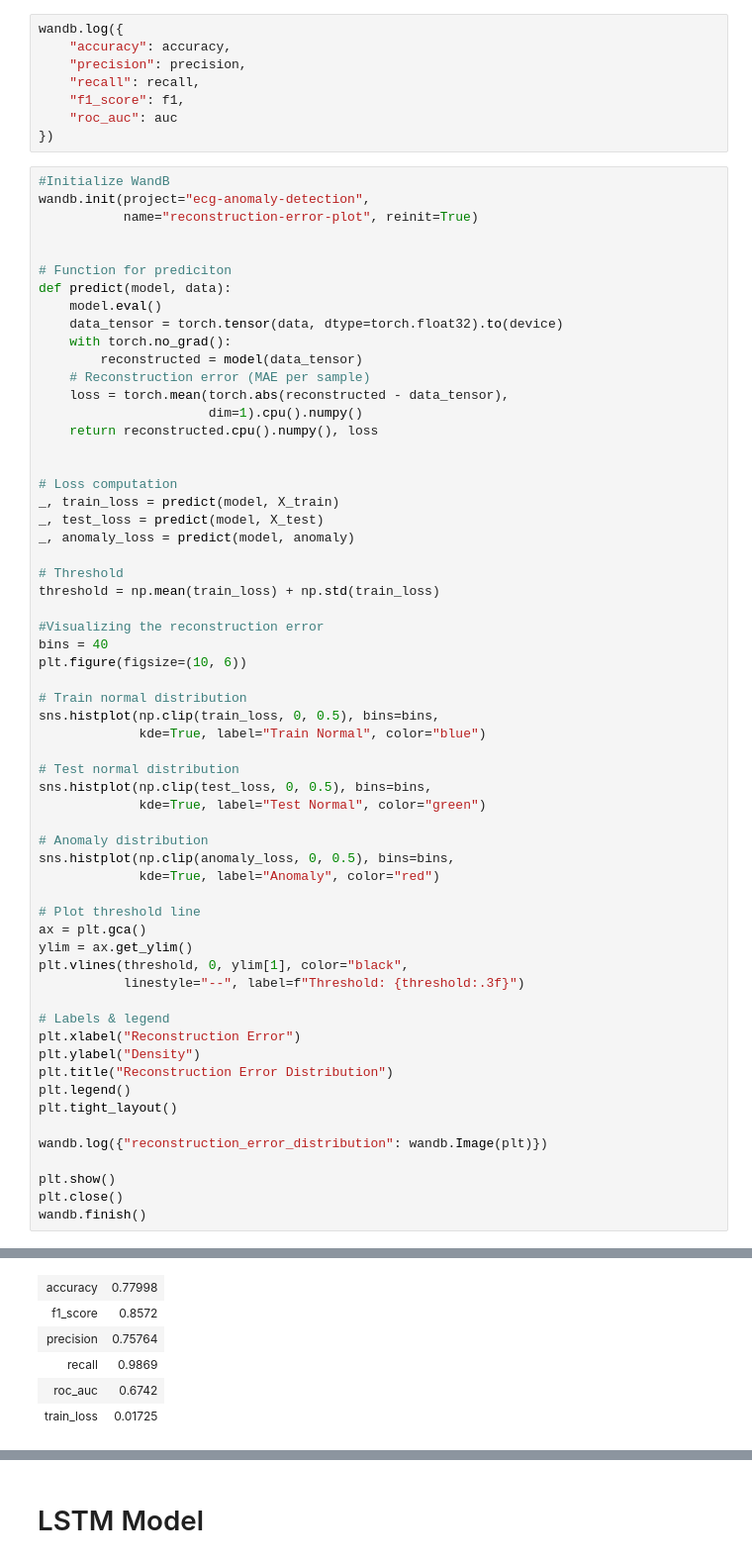
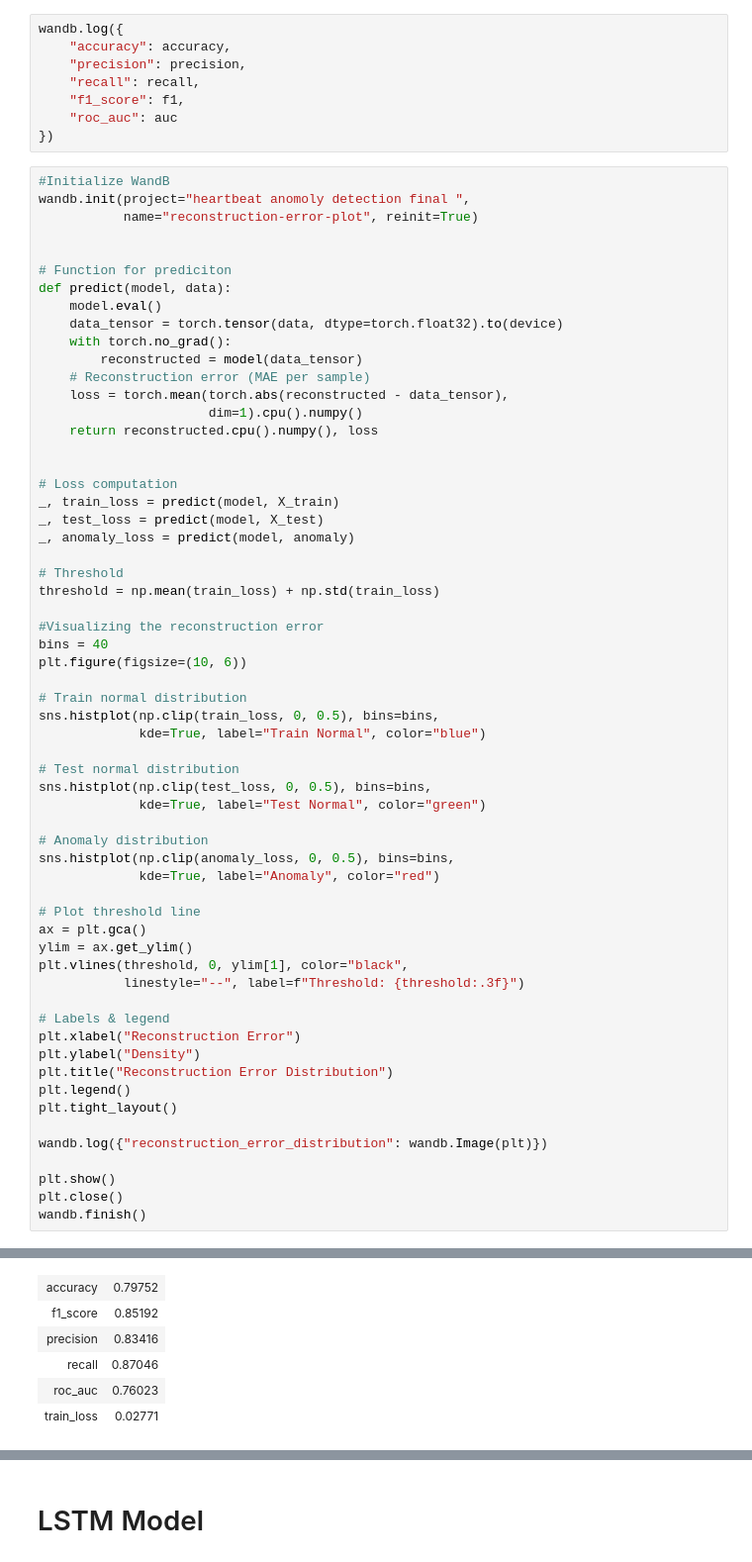
Before and after one commit to Kovarthanan07/INM706_Coursework, a Jupyter notebook: main.ipynb, the cells around one changed output, grey strips where cells are left out. Shown at 99% size. Saved outputs shown, nothing was run; the diff lists cells and outputs as text.

Commit message:
Final training + Merging EDA code file

```diff
--- a/main.ipynb
+++ b/main.ipynb
@@ -218,7 +452,7 @@ wandb.log({
 })
 # %%
 #Initialize WandB
-wandb.init(project="ecg-anomaly-detection",
+wandb.init(project="heartbeat anomoly detection final ",
            name="reconstruction-error-plot", reinit=True)
 
 
@@ -289,7 +523,7 @@ Run history:
 Run summary:
-| accuracy | 0.77998 |
-| f1_score | 0.8572 |
-| precision | 0.75764 |
-| recall | 0.9869 |
-| roc_auc | 0.6742 |
-| train_loss | 0.01725 |
+| accuracy | 0.79752 |
+| f1_score | 0.85192 |
+| precision | 0.83416 |
+| recall | 0.87046 |
+| roc_auc | 0.76023 |
+| train_loss | 0.02771 |
```
Also changed, not shown: parts of 51 cells of this notebook.
